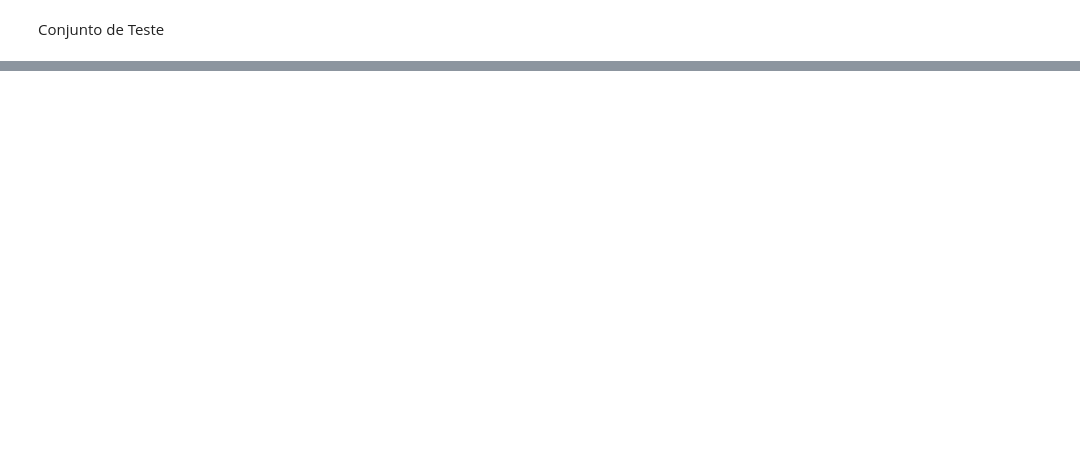
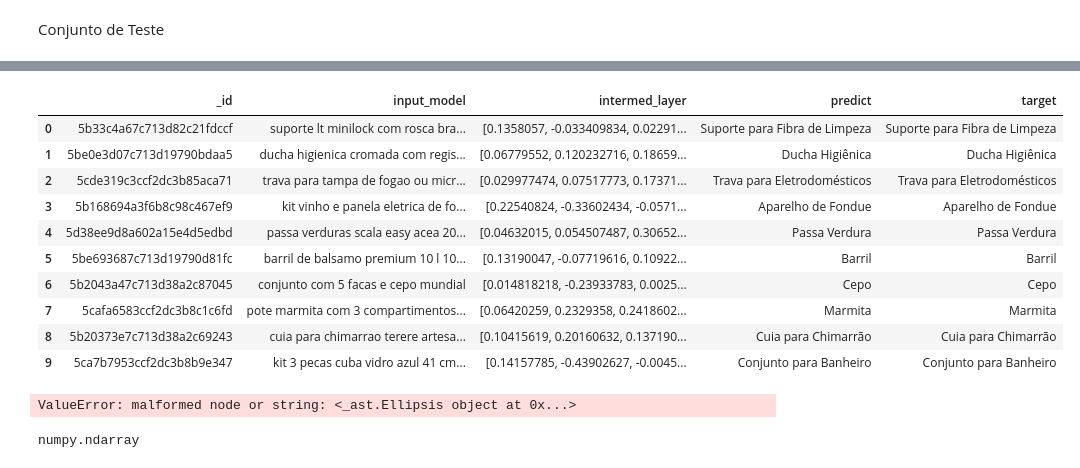
Before and after one commit to Andref-cOliveira/Entity_Extractor, a Jupyter notebook: Seq2Class_entity_extractor.ipynb, the cells around one changed output, grey strips where cells are left out. Drawn from its saved outputs; the diff is of its cells as text; code cells hidden in the pictures; blank space fills up the shorter version.

Commit message:
Notebook para rodar extrator em produção

```diff
--- a/Seq2Class_entity_extractor.ipynb
+++ b/Seq2Class_entity_extractor.ipynb
@@ -800,0 +1132,22 @@ predict_test = []
+# %%
+df_train_intermediate_layer['input_model'] = input_texts
+# %%
+df_train_intermediate_layer['intermed_layer'] = context_vector_arrays_train_2_df
+# %%
+df_train_intermediate_layer['predict'] = predict_train
+# %%
+df_train_intermediate_layer['target'] = target_substantive
+# %%
+df_train_intermediate_layer.head(10)
+# %% [output]
+|  | _id | input_model | intermed_layer | predict | target |
+| 0 | 5b33c4a67c713d82c21fdccf | suporte lt minilock com rosca bra... | [0.1358057, -0.033409834, 0.02291... | Suporte para Fibra de Limpeza | Suporte para Fibra de Limpeza |
+| 1 | 5be0e3d07c713d19790bdaa5 | ducha higienica cromada com regis... | [0.06779552, 0.120232716, 0.18659... | Ducha Higiênica | Ducha Higiênica |
+| 2 | 5cde319c3ccf2dc3b85aca71 | trava para tampa de fogao ou micr... | [0.029977474, 0.07517773, 0.17371... | Trava para Eletrodomésticos | Trava para Eletrodomésticos |
+| 3 | 5b168694a3f6b8c98c467ef9 | kit vinho e panela eletrica de fo... | [0.22540824, -0.33602434, -0.0571... | Aparelho de Fondue | Aparelho de Fondue |
+| 4 | 5d38ee9d8a602a15e4d5edbd | passa verduras scala easy acea 20... | [0.04632015, 0.054507487, 0.30652... | Passa Verdura | Passa Verdura |
+| 5 | 5be693687c713d19790d81fc | barril de balsamo premium 10 l 10... | [0.13190047, -0.07719616, 0.10922... | Barril | Barril |
+| 6 | 5b2043a47c713d38a2c87045 | conjunto com 5 facas e cepo mundial | [0.014818218, -0.23933783, 0.0025... | Cepo | Cepo |
+| 7 | 5cafa6583ccf2dc3b8c1c6fd | pote marmita com 3 compartimentos... | [0.06420259, 0.2329358, 0.2418602... | Marmita | Marmita |
+| 8 | 5b20373e7c713d38a2c69243 | cuia para chimarrao terere artesa... | [0.10415619, 0.20160632, 0.137190... | Cuia para Chimarrão | Cuia para Chimarrão |
+| 9 | 5ca7b7953ccf2dc3b8b9e347 | kit 3 pecas cuba vidro azul 41 cm... | [0.14157785, -0.43902627, -0.0045... | Conjunto para Banheiro | Conjunto para Banheiro |
@@ -800,0 +1162,5 @@ predict_test = []
+# %%
+df2 = pd.read_csv('entity_model_train_input_intermediate_layer_predict.csv', converters={'intermed_layer': from_np_array})
+df2.head(10)
+# %% [output]
+ValueError: malformed node or string: <_ast.Ellipsis object at 0x...>
@@ -800,0 +1171,4 @@ predict_test = []
+# %%
+type(df.iloc[0].intermed_layer)
+# %% [output]
+numpy.ndarray
```
Also changed, not shown: parts of 90 cells of this notebook, 3 other files.
